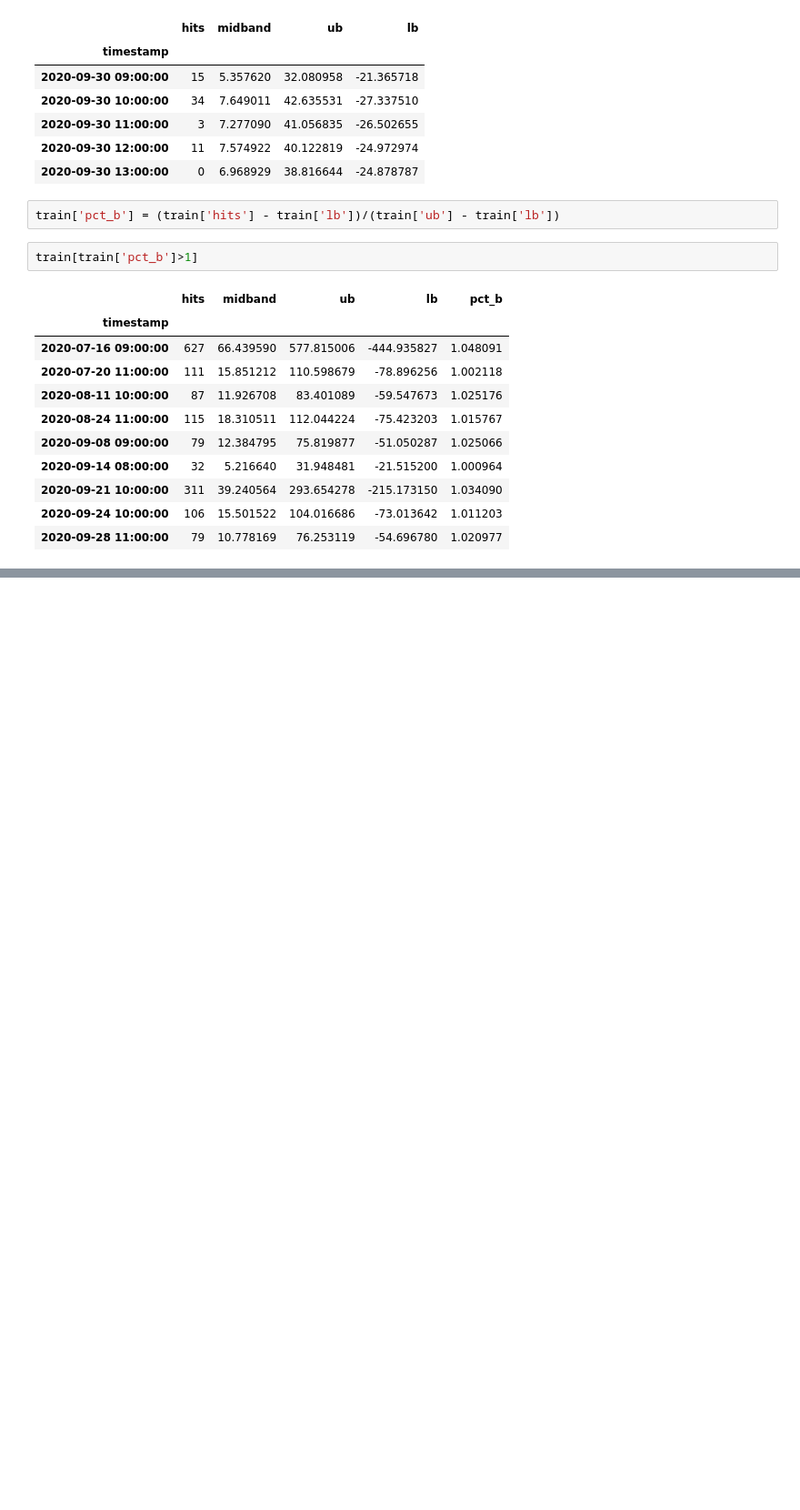
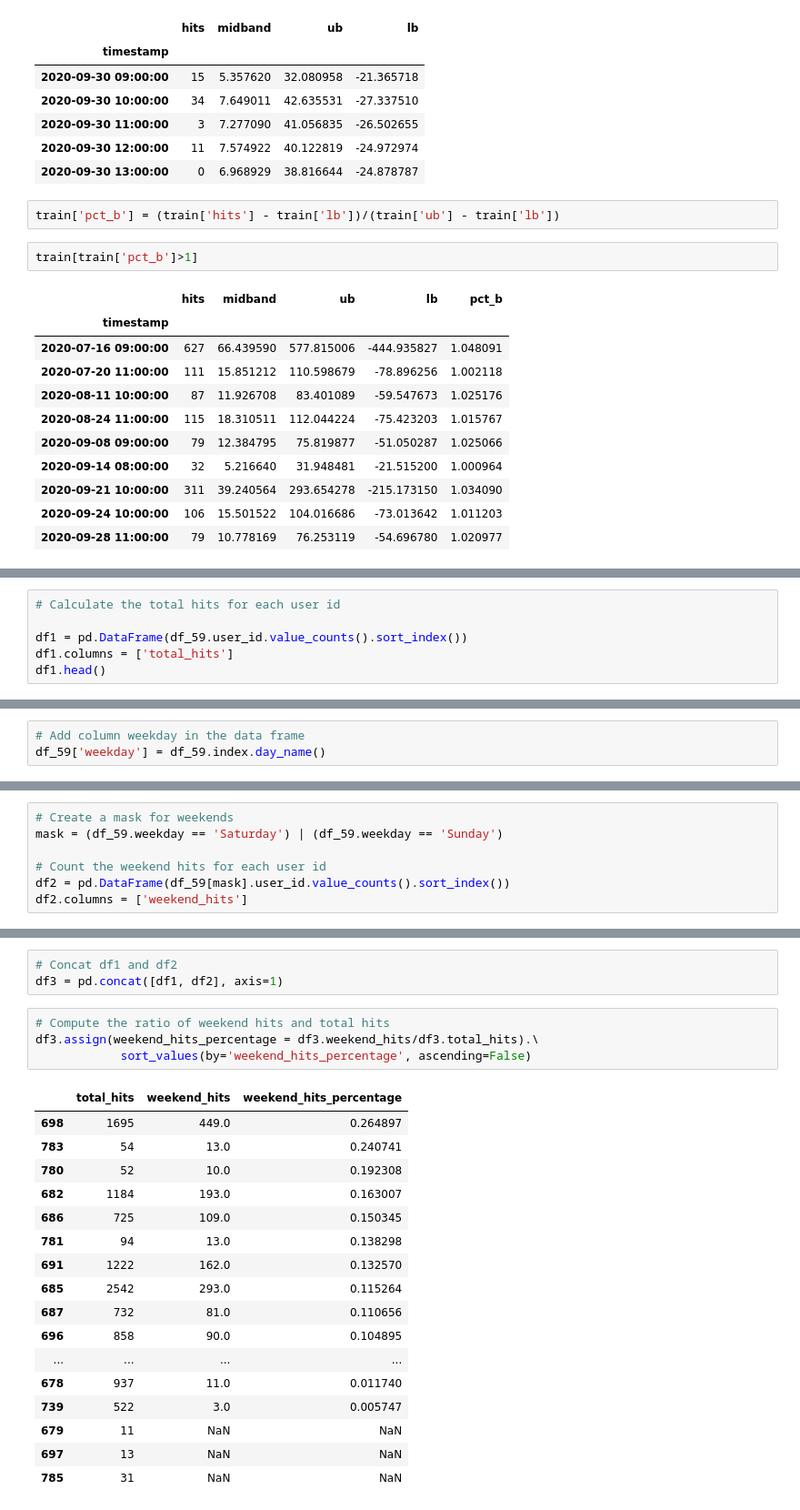
Before and after one commit to Yongliang-Shi/anomaly-detection-exercises, a Jupyter notebook: time_series_anomaly_detection.ipynb, the cells around one changed output, grey strips where cells are left out. Shown: that part at 91% size. Drawn from its saved outputs; the diff is of its cells as text; blank space fills up the shorter version.

Commit message:
explore who studis in the weekend

```diff
--- a/time_series_anomaly_detection.ipynb
+++ b/time_series_anomaly_detection.ipynb
@@ -758,0 +796,6 @@ train[train['pct_b']>1]
+# %%
+# Calculate the total hits for each user id
+
+df1 = pd.DataFrame(df_59.user_id.value_counts().sort_index())
+df1.columns = ['total_hits']
+df1.head()
@@ -758,0 +809,3 @@ train[train['pct_b']>1]
+# %%
+# Add column weekday in the data frame
+df_59['weekday'] = df_59.index.day_name()
@@ -758,0 +823,7 @@ train[train['pct_b']>1]
+# %%
+# Create a mask for weekends
+mask = (df_59.weekday == 'Saturday') | (df_59.weekday == 'Sunday')
+
+# Count the weekend hits for each user id
+df2 = pd.DataFrame(df_59[mask].user_id.value_counts().sort_index())
+df2.columns = ['weekend_hits']
@@ -758,0 +840,25 @@ train[train['pct_b']>1]
+# %%
+# Concat df1 and df2
+df3 = pd.concat([df1, df2], axis=1)
+# %%
+# Compute the ratio of weekend hits and total hits
+df3.assign(weekend_hits_percentage = df3.weekend_hits/df3.total_hits).\
+            sort_values(by='weekend_hits_percentage', ascending=False)
+# %% [output]
+|  | total_hits | weekend_hits | weekend_hits_percentage |
+| 698 | 1695 | 449.0 | 0.264897 |
+| 783 | 54 | 13.0 | 0.240741 |
+| 780 | 52 | 10.0 | 0.192308 |
+| 682 | 1184 | 193.0 | 0.163007 |
+| 686 | 725 | 109.0 | 0.150345 |
+| 781 | 94 | 13.0 | 0.138298 |
+| 691 | 1222 | 162.0 | 0.132570 |
+| 685 | 2542 | 293.0 | 0.115264 |
+| 687 | 732 | 81.0 | 0.110656 |
+| 696 | 858 | 90.0 | 0.104895 |
+| ... | ... | ... | ... |
+| 678 | 937 | 11.0 | 0.011740 |
+| 739 | 522 | 3.0 | 0.005747 |
+| 679 | 11 | NaN | NaN |
+| 697 | 13 | NaN | NaN |
+| 785 | 31 | NaN | NaN |
```
Also changed, not shown: parts of 10 cells of this notebook.
